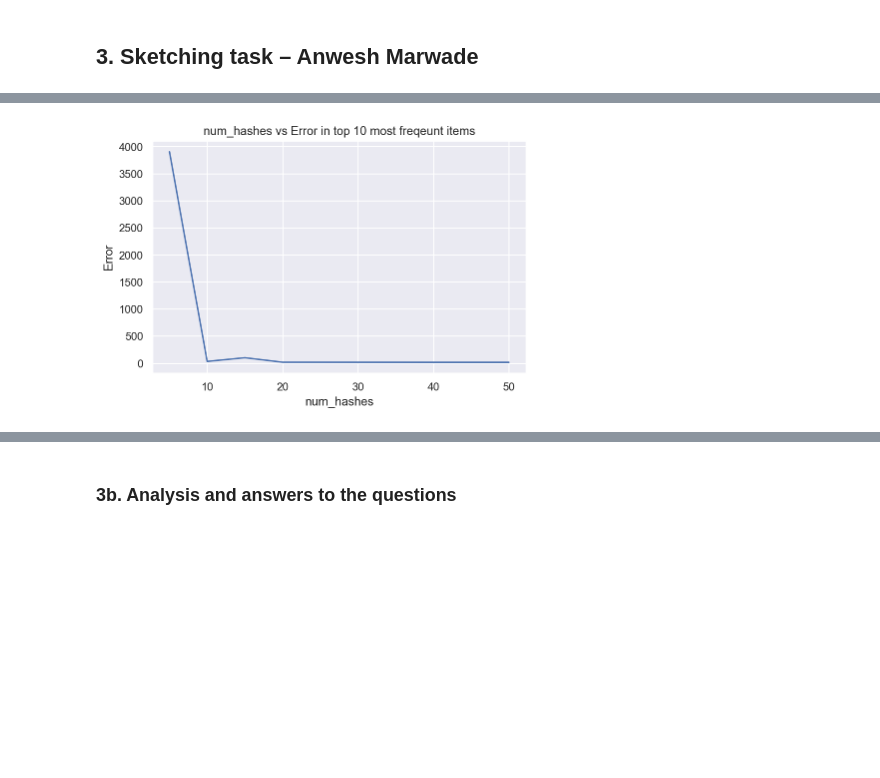
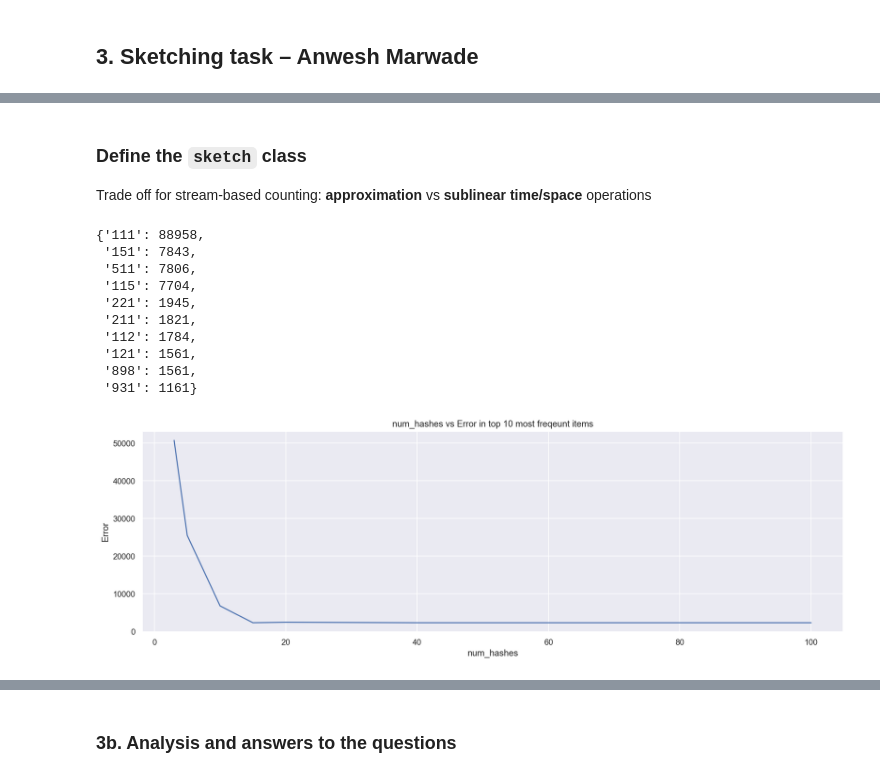
Before and after one commit to adityakunar/cda-2021, a Jupyter notebook: Assignment-3/Lab3.ipynb, the cells around one changed output, grey strips where cells are left out. Saved outputs shown, nothing was run; the diff lists cells and outputs as text; code cells hidden in the pictures; blank space fills up the shorter version.

```diff
--- a/Assignment-3/Lab3.ipynb
+++ b/Assignment-3/Lab3.ipynb
@@ -435,7 +444,7 @@ plt.show()
 [figure]
 # %%
 #Plotting relative frequencies of the combined_level features for malicious and normal netflows.
-sns.set(rc={'figure.figsize':(18,10)})
+sns.set(rc={'figure.figsize':(17,5)})
 
 flatui = ["#e74c3c","#3498db", "#2ecc71"]
 ax = sns.countplot(x="Combined_levels", hue="Label", data=data_discrete, palette=flatui)
@@ -613,7 +627,7 @@ Note- I must give credit to the authors of the actual space saving paper as the
 # %%
 # Scenario 10
-data_discrete = data_discretizer(data1)
-discretized = data_discrete.Combined_Levels.values
+# data_discrete = data_discretizer(data1)
+discretized = data_discrete.Combined_levels.values
 
 # Creating the different n-grams.
 n = 3
@@ -637,3 +651,5 @@ gram_freq={k: v for k, v in sorted(gram_freq.items(), key=lambda item: -1*item[1
 # Returning top 10 as demanded in the task.
 top10 = {k: gram_freq[k] for k in list(gram_freq)[:10]}
 top10_ngrams = list(top10.values())
+print('Top-10 True Ngram Frequencies')
+top10
@@ -640,7 +668,9 @@ top10_ngrams = list(top10.values())
+# %% [markdown]
+### Define the `sketch` class
+
+Trade off for stream-based counting: __approximation__ vs __sublinear time/space__ operations
 # %%
 # Count min sketch
-
-
 class Countminsketch:
     def __init__(self, w, num_hash):
         '''
@@ -676,7 +706,7 @@ class Countminsketch:
     def show_table(self):
         return self.table
 
-def CMS_wrapper_top_10(w, d, data):
+def CMS_wrapper_top_10(w, d, data, p=False):
     cms = Countminsketch(w, d)
     for i in stream_grams:
         cms.increment(i)
@@ -684,20 +714,35 @@ def CMS_wrapper_top_10(w, d, data):
     for gram in set(stream_grams):
         countmin_dict[gram] = int(cms.estimate_freq(gram))
     top10 = {k: v for k, v in sorted(countmin_dict.items(), key=lambda item: -1*item[1])}
+    if p:
+        return top10
     return list(top10.values())[:10]
+# %%
+sketch10 = CMS_wrapper_top_10(10, 20, stream_grams, p=True)
+dict(itertools.islice(sketch10.items(), 10))
+# %% [output]
+{'111': 88958,
+ '151': 7843,
+ '511': 7806,
+ '115': 7704,
+ '221': 1945,
+ '211': 1821,
+ '112': 1784,
+ '121': 1561,
+ '898': 1561,
+ '931': 1161}
 # %%
-# top10_cms = CMS_wrapper_top_10(10, 15, stream_grams)
-# top10_cms
-hashes = [1, 5, 10, 15, 20, 40, 50]
+
+hashes = [3, 5, 10, 15, 20, 40, 100]
 error = np.zeros(len(hashes))
 for idx, j in enumerate(hashes):
     top10_cms = CMS_wrapper_top_10(10, j, stream_grams)
     error[idx] = (sum([a_i - b_i for a_i, b_i in zip(top10_cms, top10_ngrams)]))
 
-ax=sns.lineplot(x=hashes[1:],y=error[1:])
+ax=sns.lineplot(x=hashes,y=error)
 ax.set_title("num_hashes vs Error in top 10 most freqeunt items")
 ax.set_xlabel("num_hashes")
 ax.set_ylabel("Error")
 plt.show()
 # %% [output]
-[figure, old version]
+[figure, new version]
```
Also changed, not shown: parts of 61 cells of this notebook.
